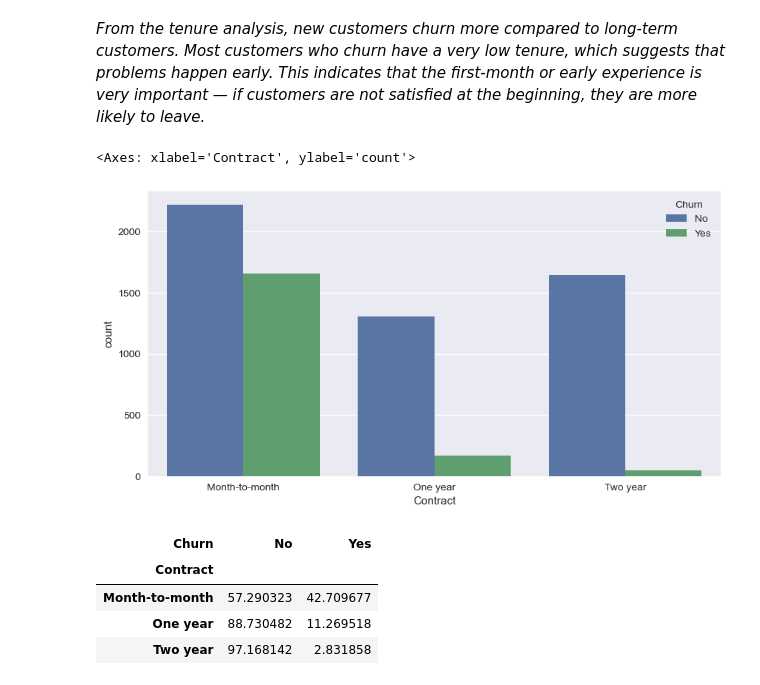
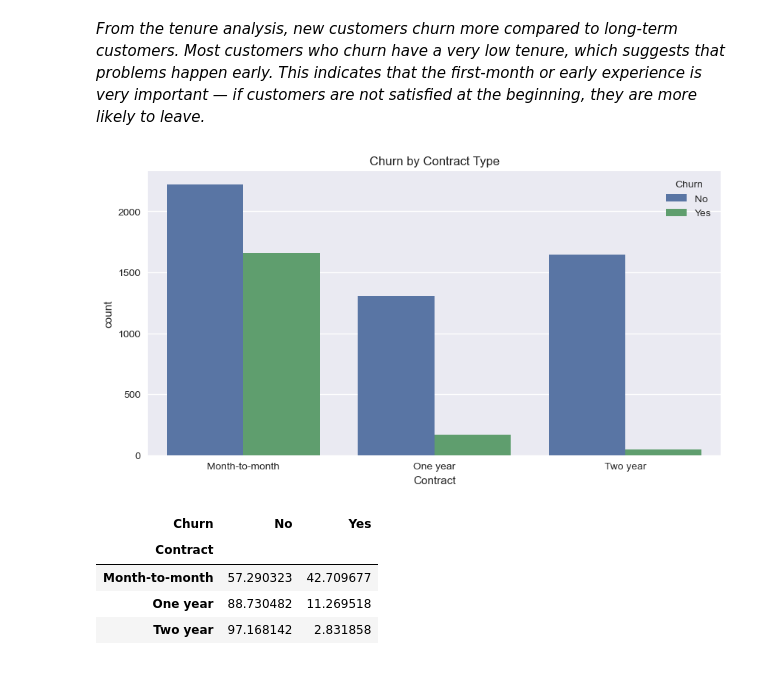
Before and after one commit to By-Yogesh/customer-churn-analysis, a Jupyter notebook: notebooks/02-EDA.ipynb, the cells around one changed output. Saved outputs shown, nothing was run; the diff lists cells and outputs as text; code cells hidden in the pictures.

```diff
--- a/notebooks/02-EDA.ipynb
+++ b/notebooks/02-EDA.ipynb
@@ -51,9 +51,10 @@ plt.show()
 *From the tenure analysis, new customers churn more compared to long-term customers. Most customers who churn have a very low tenure, which suggests that problems happen early. This indicates that the first-month or early experience is very important — if customers are not satisfied at the beginning, they are more likely to leave.*
 # %%
 sns.countplot(x="Contract", hue="Churn", data=df)
+plt.title("Churn by Contract Type")
+plt.show()
 # %% [output]
-<Axes: xlabel='Contract', ylabel='count'>
-[figure, old version]
+[figure, new version]
 # %%
 pd.crosstab(df['Contract'],df['Churn'], normalize="index") * 100
 # %% [output]
```
Also changed, not shown: parts of 11 cells of this notebook.
